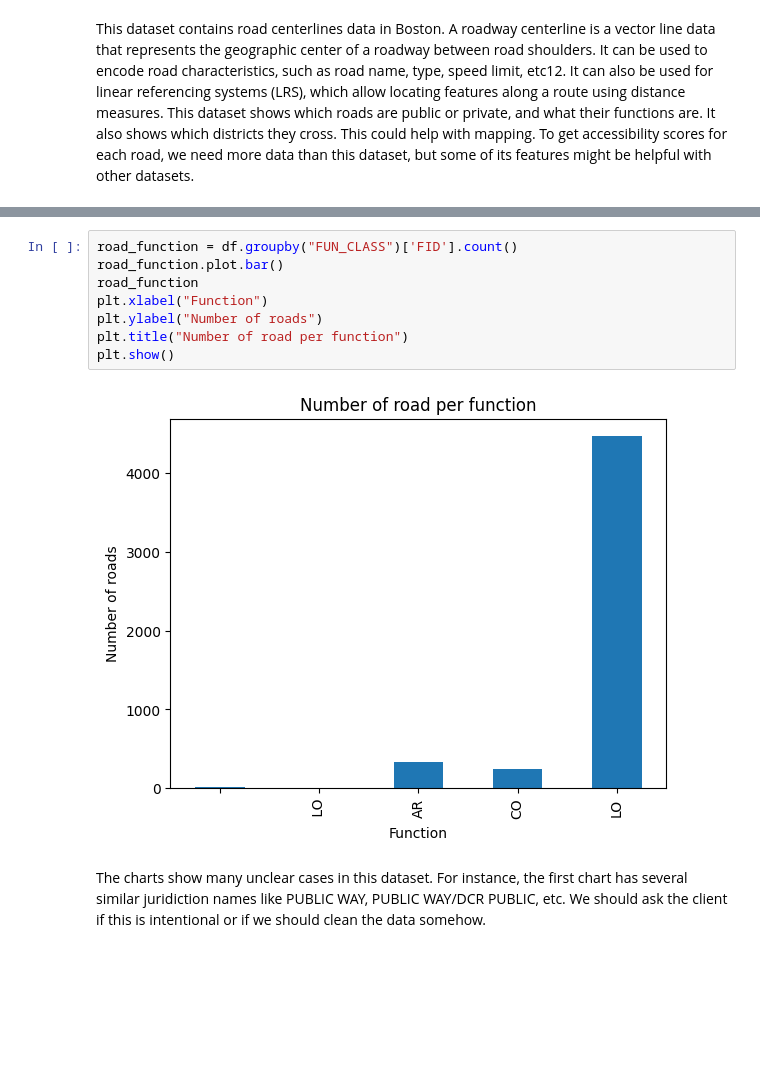
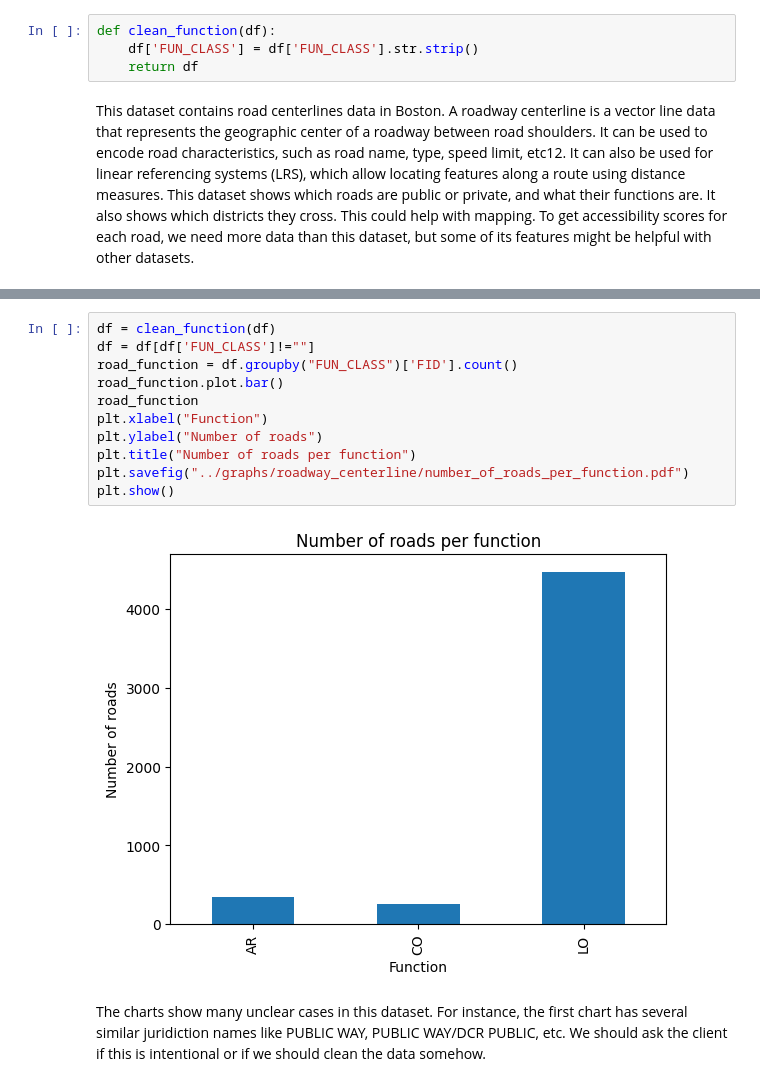
Before and after one commit to BU-Spark/ds-stantec-sidewalks, a Jupyter notebook: spring23-team-1/files/RoadwayCenterlineInitAnalysis.ipynb, the cells around one changed output, grey strips where cells are left out. Saved outputs shown, nothing was run; the diff lists cells and outputs as text; blank space fills up the shorter version.

```diff
--- a/spring23-team-1/files/RoadwayCenterlineInitAnalysis.ipynb
+++ b/spring23-team-1/files/RoadwayCenterlineInitAnalysis.ipynb
@@ -17,6 +17,10 @@ df
 | 5075 | 5076 | SEAFO1 |  | 1552 | Seafood Way | SEAFOOD WY | 0 | PRIVATE WAY |  | LO | ... |
 | 5076 | 5077 | OREIL1 |  | 100 | O'Reilly Way | O'REILLY WAY | 0 | PRIVATE WAY |  | LO | ... |
 5077 rows × 19 columns
+# %%
+def clean_function(df):
+    df['FUN_CLASS'] = df['FUN_CLASS'].str.strip()
+    return df
 # %% [markdown]
 This dataset contains road centerlines data in Boston. A roadway centerline is a vector line data that represents the geographic center of a roadway between road shoulders. It can be used to encode road characteristics, such as road name, type, speed limit, etc12. It can also be used for linear referencing systems (LRS), which allow locating features along a route using distance measures. This dataset shows which roads are public or private, and what their functions are. It also shows which districts they cross. This could help with mapping. To get accessibility scores for each road, we need more data than this dataset, but some of its features might be helpful with other datasets.
 # %%
@@ -53,12 +60,15 @@ plt.show()
 # %%
+df = clean_function(df)
+df = df[df['FUN_CLASS']!=""]
 road_function = df.groupby("FUN_CLASS")['FID'].count()
 road_function.plot.bar()
 road_function
 plt.xlabel("Function")
 plt.ylabel("Number of roads")
-plt.title("Number of road per function")
+plt.title("Number of roads per function")
+plt.savefig("../graphs/roadway_centerline/number_of_roads_per_function.pdf")
 plt.show()
 # %% [output]
-[figure, old version]
+[figure, new version]
 # %% [markdown]
 The charts show many unclear cases in this dataset. For instance, the first chart has several similar juridiction names like PUBLIC WAY, PUBLIC WAY/DCR PUBLIC, etc. We should ask the client if this is intentional or if we should clean the data somehow.
```
Also changed, not shown: parts of 3 cells of this notebook, 8 other files.
